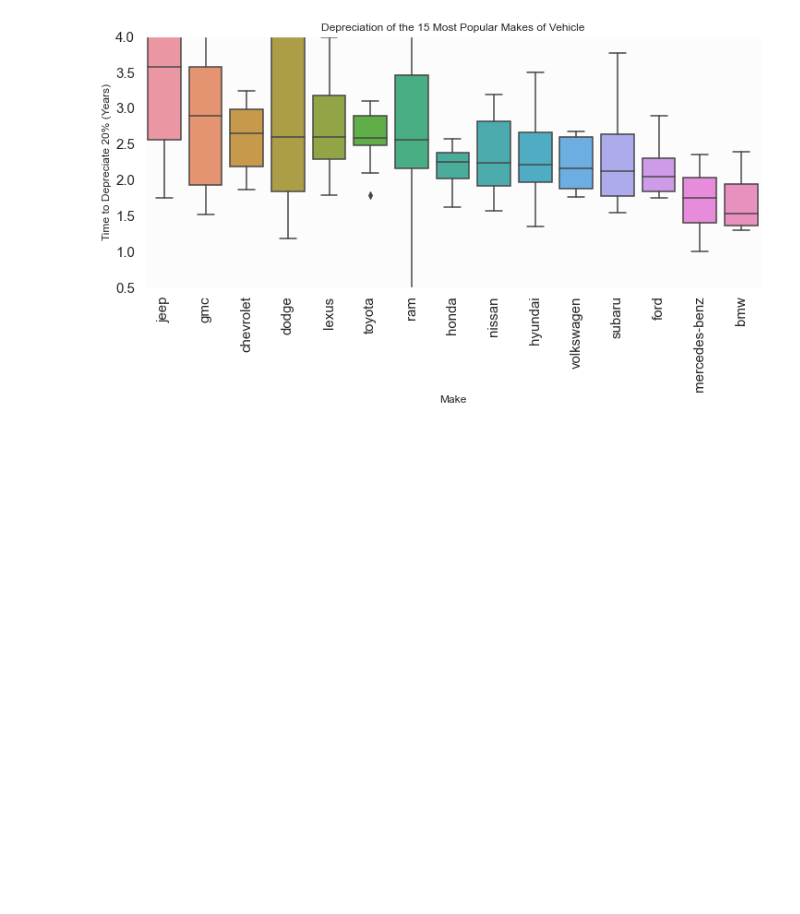
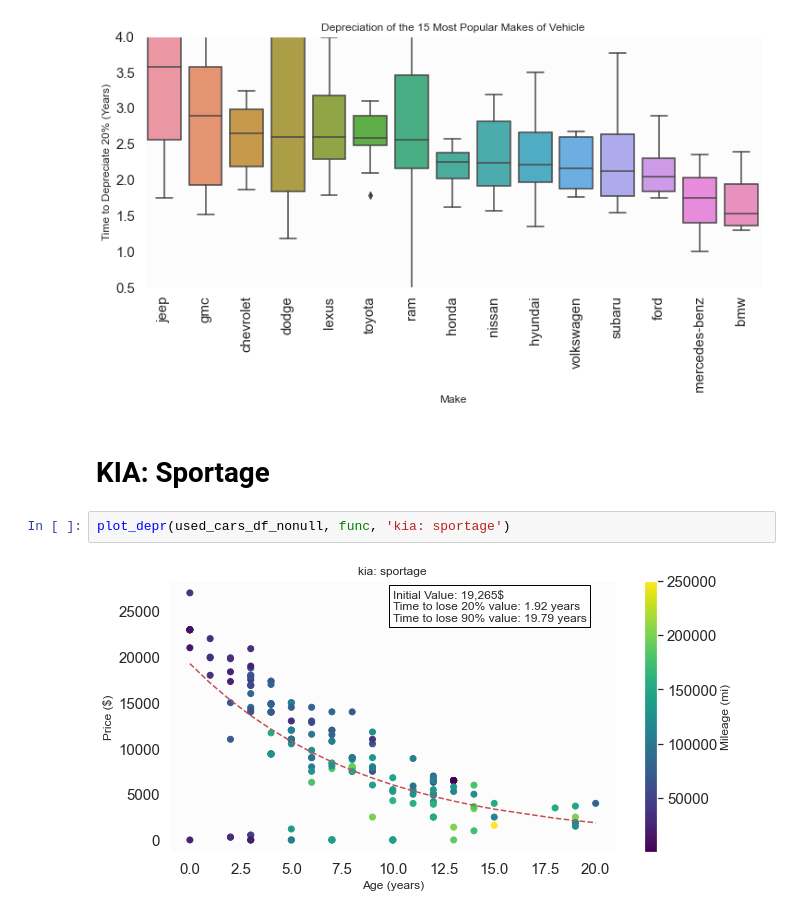
Before and after one commit to carloshgalvan95/Craigslist_Used_Cars_Analysis, a Jupyter notebook: used_cars.ipynb, the cells around one changed output. Drawn from its saved outputs; the diff is of its cells as text; blank space fills up the shorter version.

```diff
--- a/used_cars.ipynb
+++ b/used_cars.ipynb
@@ -596,3 +599,9 @@ plt.xticks(rotation=90)
 plt.show()
 # %% [output]
 [figure]
+# %% [markdown]
+# KIA: Sportage
+# %%
+plot_depr(used_cars_df_nonull, func, 'kia: sportage')
+# %% [output]
+[figure, added]
```
Also changed, not shown: parts of 15 cells of this notebook.
